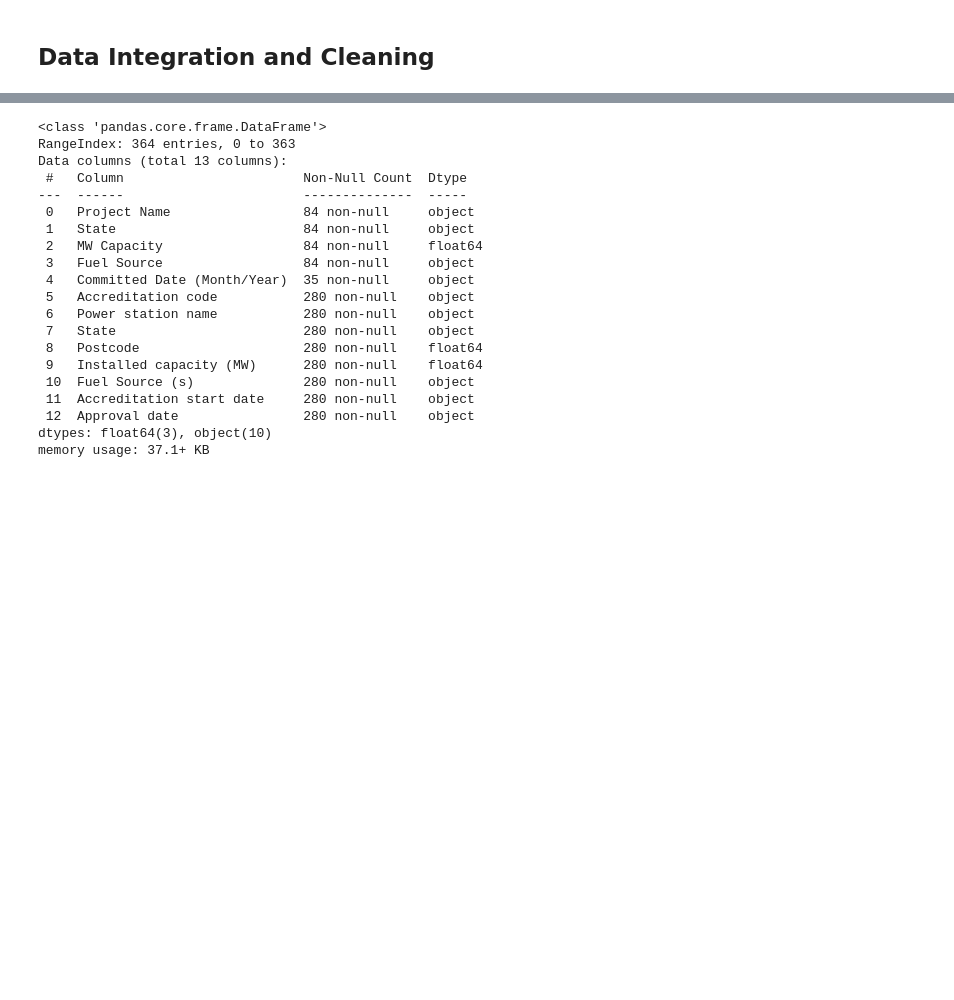
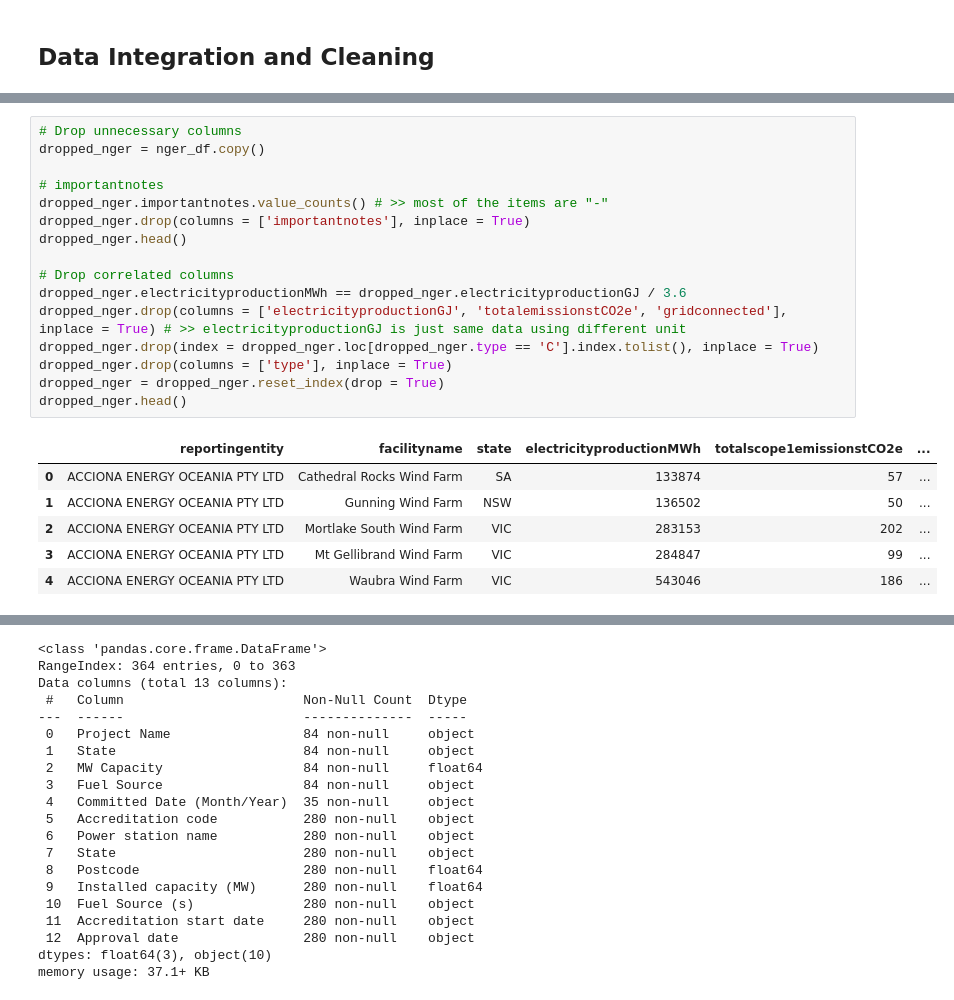
Before and after one commit to jinyjib98/comp5339, a Jupyter notebook: comp5339_a1.ipynb, the cells around one changed output, grey strips where cells are left out. Drawn from its saved outputs; the diff is of its cells as text; blank space fills up the shorter version.

```diff
--- a/comp5339_a1.ipynb
+++ b/comp5339_a1.ipynb
@@ -419,0 +425,23 @@ renewable_df.head()
+# %%
+# Drop unnecessary columns
+dropped_nger = nger_df.copy()
+
+# importantnotes
+dropped_nger.importantnotes.value_counts() # >> most of the items are "-"
+dropped_nger.drop(columns = ['importantnotes'], inplace = True)
+dropped_nger.head()
+
+# Drop correlated columns
+dropped_nger.electricityproductionMWh == dropped_nger.electricityproductionGJ / 3.6
+dropped_nger.drop(columns = ['electricityproductionGJ', 'totalemissionstCO2e', 'gridconnected'], inplace = True) # >> electricityproductionGJ is just same data using different unit
+dropped_nger.drop(index = dropped_nger.loc[dropped_nger.type == 'C'].index.tolist(), inplace = True)
+dropped_nger.drop(columns = ['type'], inplace = True)
+dropped_nger = dropped_nger.reset_index(drop = True)
+dropped_nger.head()
+# %% [output]
+|  | reportingentity | facilityname | state | electricityproductionMWh | totalscope1emissionstCO2e | ... |
+| 0 | ACCIONA ENERGY OCEANIA PTY LTD | Cathedral Rocks Wind Farm | SA | 133874 | 57 | ... |
+| 1 | ACCIONA ENERGY OCEANIA PTY LTD | Gunning Wind Farm | NSW | 136502 | 50 | ... |
+| 2 | ACCIONA ENERGY OCEANIA PTY LTD | Mortlake South Wind Farm | VIC | 283153 | 202 | ... |
+| 3 | ACCIONA ENERGY OCEANIA PTY LTD | Mt Gellibrand Wind Farm | VIC | 284847 | 99 | ... |
+| 4 | ACCIONA ENERGY OCEANIA PTY LTD | Waubra Wind Farm | VIC | 543046 | 186 | ... |
```
Also changed, not shown: parts of 17 cells of this notebook, 1 other file.
